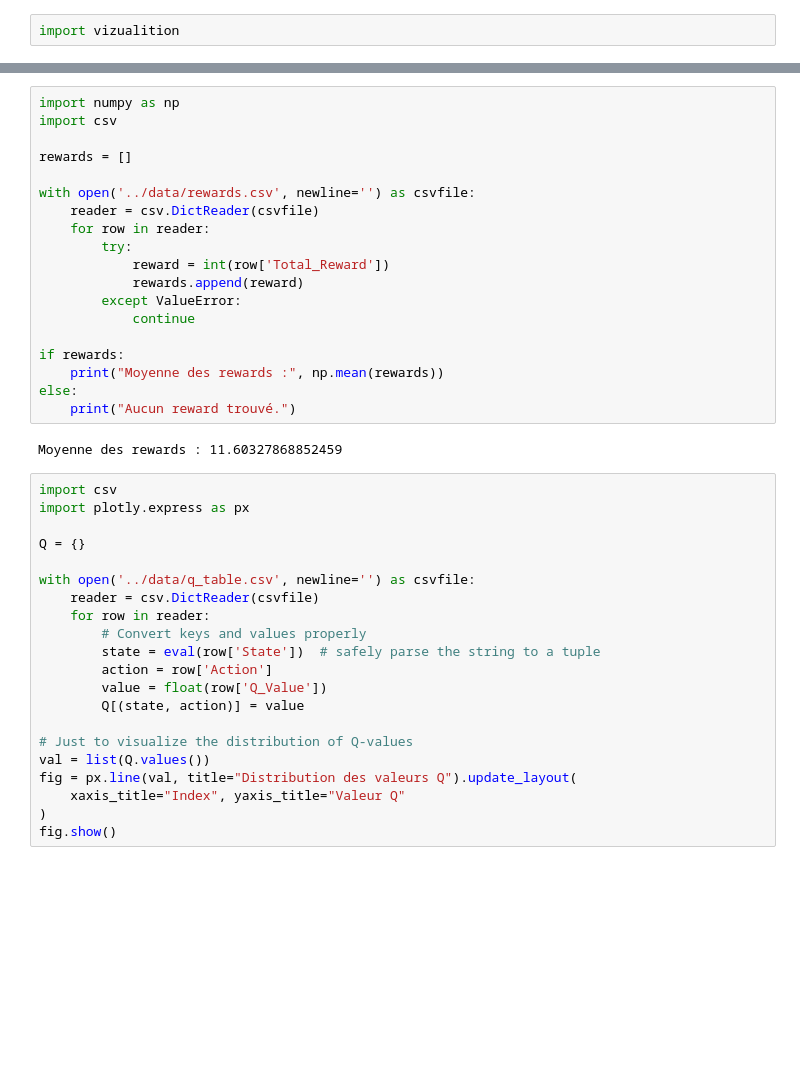
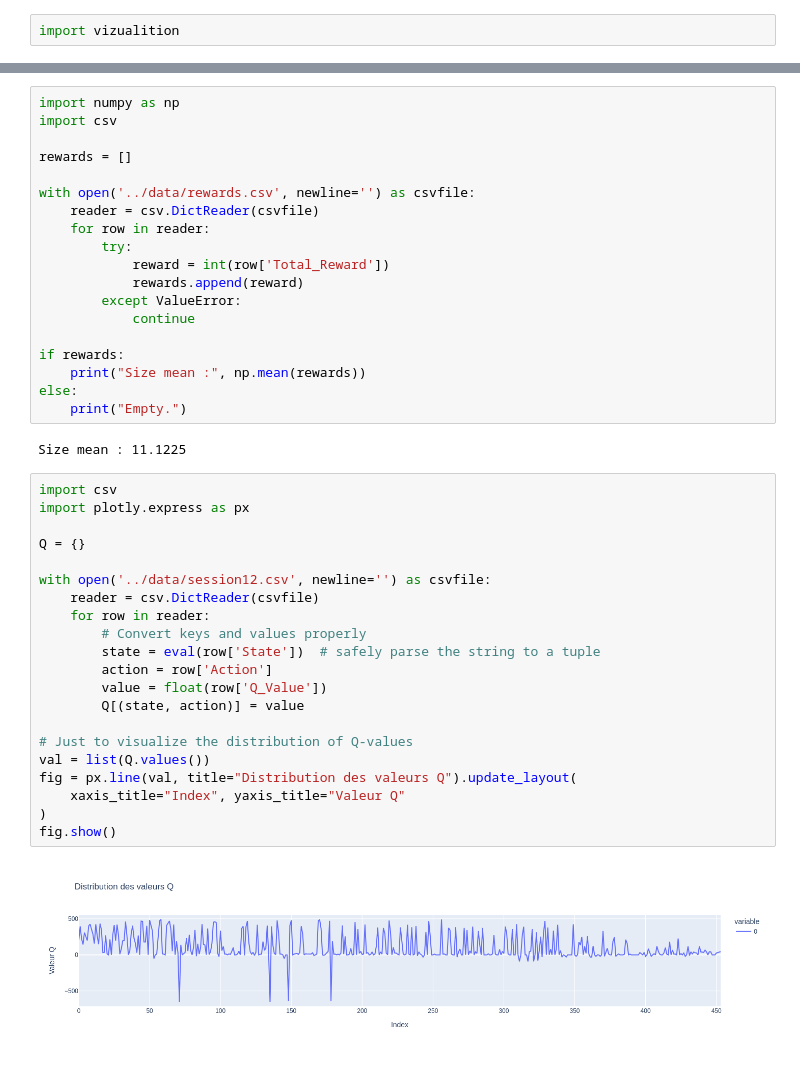
Before and after one commit to ltuffery/Learn2Slither, a Jupyter notebook: docs/snake_visualization.ipynb, the cells around one changed output, grey strips where cells are left out. Drawn from its saved outputs; the diff is of its cells as text; blank space fills up the shorter version.

```diff
--- a/docs/snake_visualization.ipynb
+++ b/docs/snake_visualization.ipynb
@@ -20,29 +20,31 @@ with open('../data/rewards.csv', newline='') as csvfile:
             continue
 
 if rewards:
-    print("Moyenne des rewards :", np.mean(rewards))
+    print("Size mean :", np.mean(rewards))
 else:
-    print("Aucun reward trouvé.")
+    print("Empty.")
 # %% [output]
-Moyenne des rewards : 11.60327868852459
+Size mean : 11.1225
 # %%
 import csv
 import plotly.express as px
 
 Q = {}
 
-with open('../data/q_table.csv', newline='') as csvfile:
+with open('../data/session12.csv', newline='') as csvfile:
     reader = csv.DictReader(csvfile)
     for row in reader:
         # Convert keys and values properly
         state = eval(row['State'])  # safely parse the string to a tuple
         action = row['Action']
         value = float(row['Q_Value'])
         Q[(state, action)] = value
 
 # Just to visualize the distribution of Q-values
 val = list(Q.values())
 fig = px.line(val, title="Distribution des valeurs Q").update_layout(
     xaxis_title="Index", yaxis_title="Valeur Q"
 )
 fig.show()
+# %% [output]
+[figure, added]
```
Also changed, not shown: parts of 1 cell of this notebook, 20 other files.
